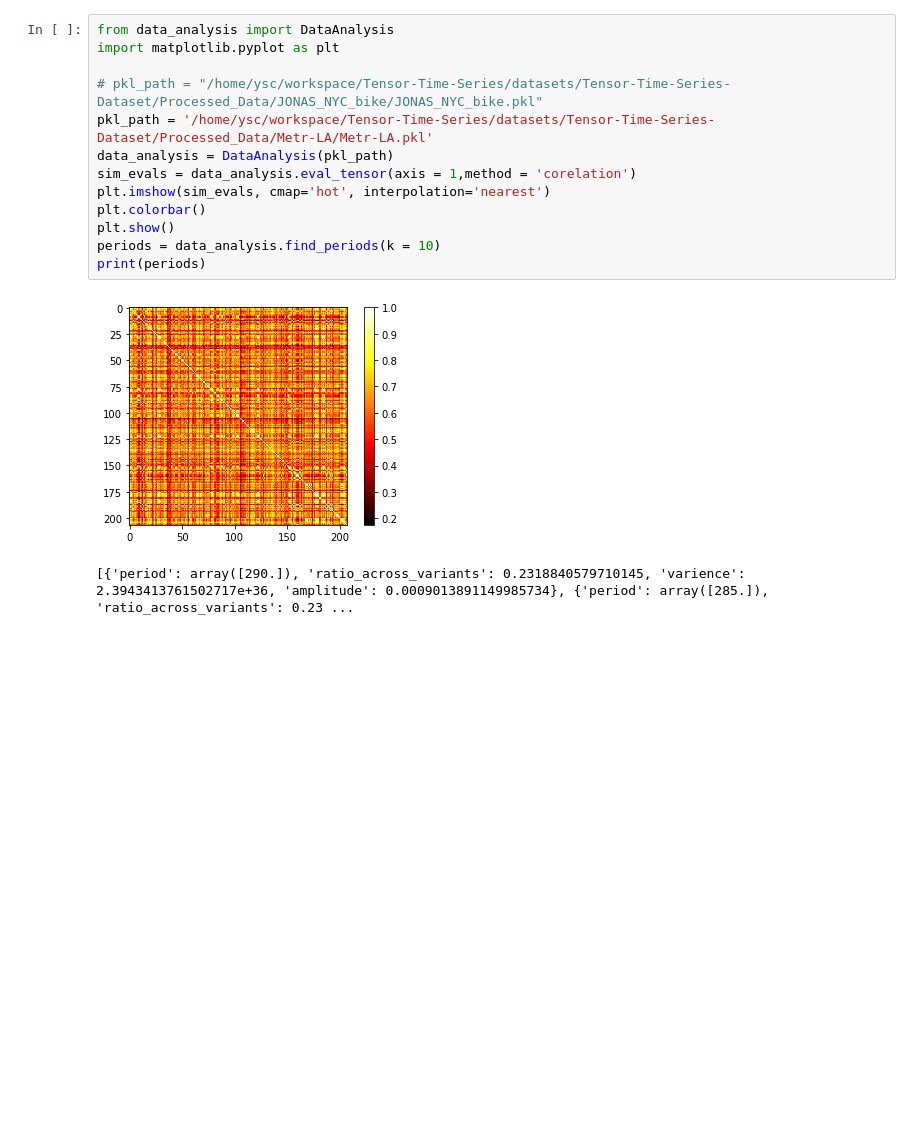
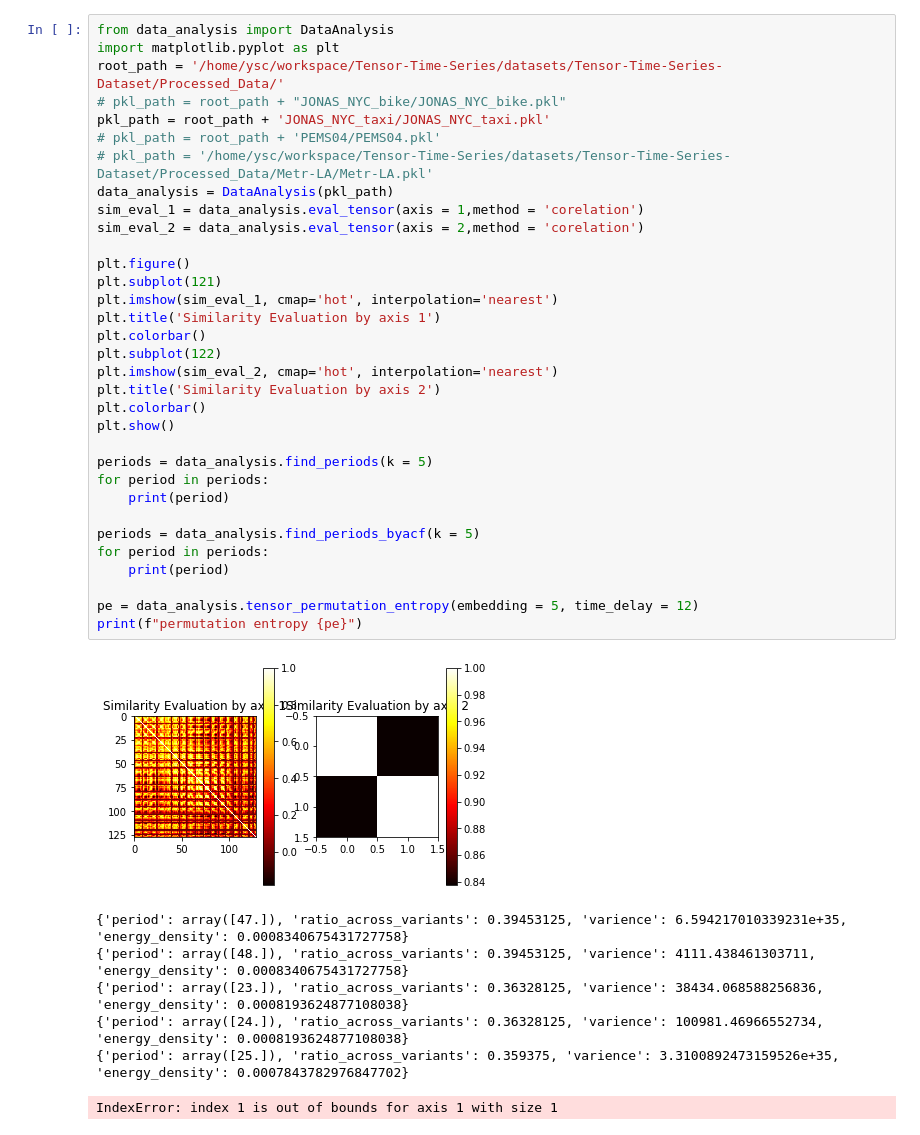
Before and after one commit to zhangzw16/Tensor-Time-Series, a Jupyter notebook: tasks/data_ana.ipynb, the cells around one changed output. Saved outputs shown, nothing was run; the diff lists cells and outputs as text; blank space fills up the shorter version.

Commit message:
dataTasks

```diff
--- a/tasks/data_ana.ipynb
+++ b/tasks/data_ana.ipynb
@@ -1,16 +1,41 @@
 # %%
 from data_analysis import DataAnalysis
 import matplotlib.pyplot as plt
+root_path = '/home/ysc/workspace/Tensor-Time-Series/datasets/Tensor-Time-Series-Dataset/Processed_Data/'
+# pkl_path = root_path + "JONAS_NYC_bike/JONAS_NYC_bike.pkl"
+pkl_path = root_path + 'JONAS_NYC_taxi/JONAS_NYC_taxi.pkl'
+# pkl_path = root_path + 'PEMS04/PEMS04.pkl'
+# pkl_path = '/home/ysc/workspace/Tensor-Time-Series/datasets/Tensor-Time-Series-Dataset/Processed_Data/Metr-LA/Metr-LA.pkl'
+data_analysis = DataAnalysis(pkl_path)
+sim_eval_1 = data_analysis.eval_tensor(axis = 1,method = 'corelation')
+sim_eval_2 = data_analysis.eval_tensor(axis = 2,method = 'corelation')
 
-# pkl_path = "/home/ysc/workspace/Tensor-Time-Series/datasets/Tensor-Time-Series-Dataset/Processed_Data/JONAS_NYC_bike/JONAS_NYC_bike.pkl"
-pkl_path = '/home/ysc/workspace/Tensor-Time-Series/datasets/Tensor-Time-Series-Dataset/Processed_Data/Metr-LA/Metr-LA.pkl'
-data_analysis = DataAnalysis(pkl_path)
-sim_evals = data_analysis.eval_tensor(axis = 1,method = 'corelation')
-plt.imshow(sim_evals, cmap='hot', interpolation='nearest')
+plt.figure()
+plt.subplot(121)
+plt.imshow(sim_eval_1, cmap='hot', interpolation='nearest')
+plt.title('Similarity Evaluation by axis 1')
+plt.colorbar()
+plt.subplot(122)
+plt.imshow(sim_eval_2, cmap='hot', interpolation='nearest')
+plt.title('Similarity Evaluation by axis 2')
 plt.colorbar()
 plt.show()
-periods = data_analysis.find_periods(k = 10)
-print(periods)
+
+periods = data_analysis.find_periods(k = 5)
+for period in periods:
+    print(period)
+
+periods = data_analysis.find_periods_byacf(k = 5)
+for period in periods:
+    print(period)
+
+pe = data_analysis.tensor_permutation_entropy(embedding = 5, time_delay = 12)
+print(f"permutation entropy {pe}")
 # %% [output]
-[figure, old version]
+[figure, new version]
-[{'period': array([290.]), 'ratio_across_variants': 0.2318840579710145, 'varience': 2.3943413761502717e+36, 'amplitude': 0.0009013891149985734}, {'period': array([285.]), 'ratio_across_variants': 0.23 ...
+{'period': array([47.]), 'ratio_across_variants': 0.39453125, 'varience': 6.594217010339231e+35, 'energy_density': 0.0008340675431727758}
+{'period': array([48.]), 'ratio_across_variants': 0.39453125, 'varience': 4111.438461303711, 'energy_density': 0.0008340675431727758}
+{'period': array([23.]), 'ratio_across_variants': 0.36328125, 'varience': 38434.068588256836, 'energy_density': 0.0008193624877108038}
+{'period': array([24.]), 'ratio_across_variants': 0.36328125, 'varience': 100981.46966552734, 'energy_density': 0.0008193624877108038}
+{'period': array([25.]), 'ratio_across_variants': 0.359375, 'varience': 3.3100892473159526e+35, 'energy_density': 0.0007843782976847702}
+IndexError: index 1 is out of bounds for axis 1 with size 1
```
Also changed, not shown: 2 other files.
